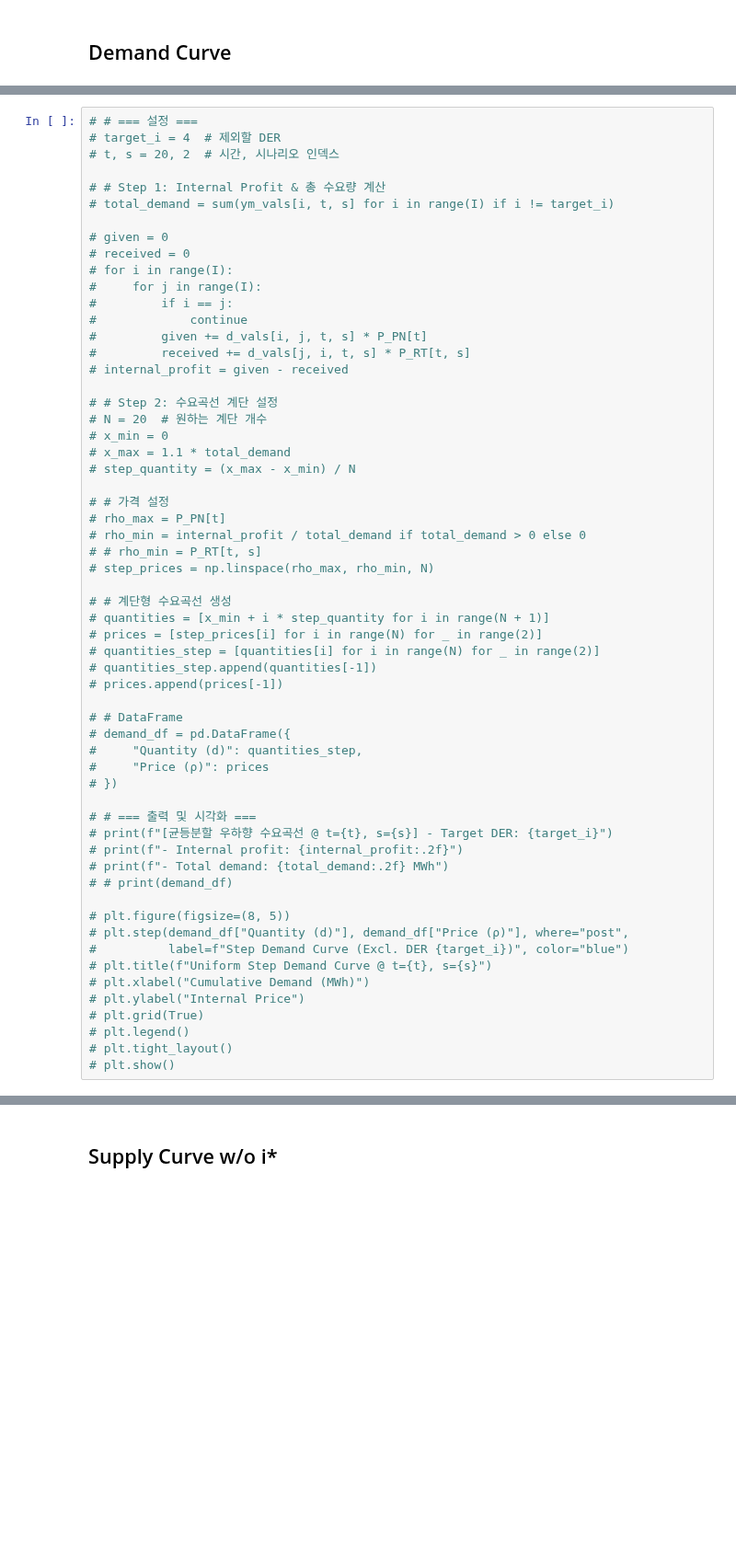
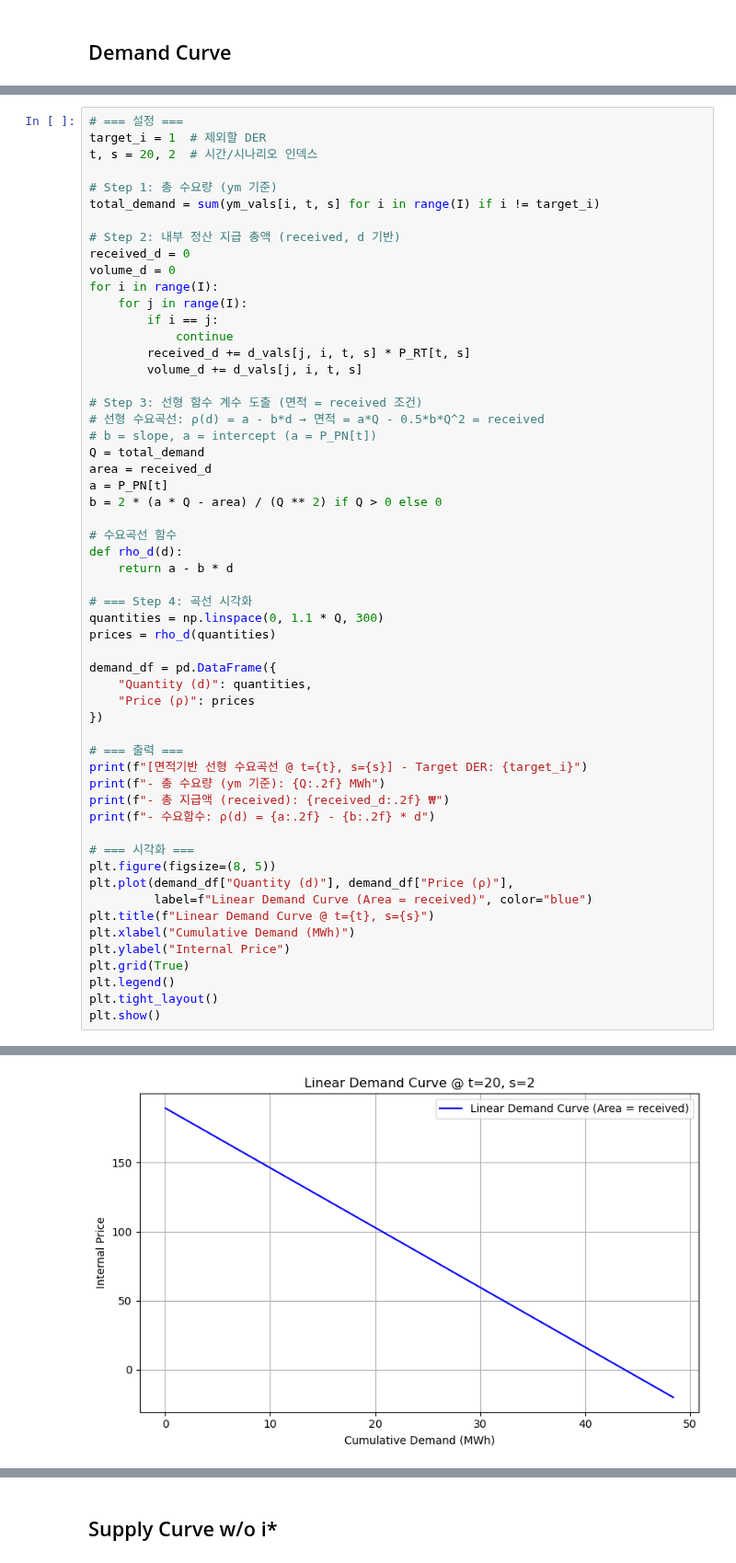
Before and after one commit to syeoyo/der, a Jupyter notebook: rdc.ipynb, the cells around one changed output, grey strips where cells are left out. Shown at 92% size. Drawn from its saved outputs; the diff is of its cells as text; blank space fills up the shorter version.

```diff
--- a/rdc.ipynb
+++ b/rdc.ipynb
@@ -241,59 +363,57 @@ Optimal solution found! Objective value: 1629269.7685009283
 # %%
-# # === 설정 ===
-# target_i = 4  # 제외할 DER
-# t, s = 20, 2  # 시간, 시나리오 인덱스
+# === 설정 ===
+target_i = 1  # 제외할 DER
+t, s = 20, 2  # 시간/시나리오 인덱스
 
-# # Step 1: Internal Profit & 총 수요량 계산
-# total_demand = sum(ym_vals[i, t, s] for i in range(I) if i != target_i)
+# Step 1: 총 수요량 (ym 기준)
+total_demand = sum(ym_vals[i, t, s] for i in range(I) if i != target_i)
 
-# given = 0
-# received = 0
-# for i in range(I):
-#     for j in range(I):
-#         if i == j:
-#             continue
-#         given += d_vals[i, j, t, s] * P_PN[t]
-#         received += d_vals[j, i, t, s] * P_RT[t, s]
-# internal_profit = given - received
+# Step 2: 내부 정산 지급 총액 (received, d 기반)
+received_d = 0
+volume_d = 0
+for i in range(I):
+    for j in range(I):
+        if i == j:
+            continue
+        received_d += d_vals[j, i, t, s] * P_RT[t, s]
+        volume_d += d_vals[j, i, t, s]
 
-# # Step 2: 수요곡선 계단 설정
-# N = 20  # 원하는 계단 개수
-# x_min = 0
-# x_max = 1.1 * total_demand
-# step_quantity = (x_max - x_min) / N
+# Step 3: 선형 함수 계수 도출 (면적 = received 조건)
+# 선형 수요곡선: ρ(d) = a - b*d → 면적 = a*Q - 0.5*b*Q^2 = received
+# b = slope, a = intercept (a = P_PN[t])
+Q = total_demand
+area = received_d
+a = P_PN[t]
+b = 2 * (a * Q - area) / (Q ** 2) if Q > 0 else 0
 
-# # 가격 설정
-# rho_max = P_PN[t]
-# rho_min = internal_profit / total_demand if total_demand > 0 else 0
-# # rho_min = P_RT[t, s]
-# step_prices = np.linspace(rho_max, rho_min, N)
+# 수요곡선 함수
+def rho_d(d):
+    return a - b * d
 
-# # 계단형 수요곡선 생성
-# quantities = [x_min + i * step_quantity for i in range(N + 1)]
-# prices = [step_prices[i] for i in range(N) for _ in range(2)]
-# quantities_step = [quantities[i] for i in range(N) for _ in range(2)]
-# quantities_step.append(quantities[-1])
-# prices.append(prices[-1])
+# === Step 4: 곡선 시각화
+quantities = np.linspace(0, 1.1 * Q, 300)
+prices = rho_d(quantities)
 
-# # DataFrame
-# demand_df = pd.DataFrame({
-#     "Quantity (d)": quantities_step,
-#     "Price (ρ)": prices
-# })
+demand_df = pd.DataFrame({
+    "Quantity (d)": quantities,
+    "Price (ρ)": prices
+})
 
-# # === 출력 및 시각화 ===
-# print(f"[균등분할 우하향 수요곡선 @ t={t}, s={s}] - Target DER: {target_i}")
-# print(f"- Internal profit: {internal_profit:.2f}")
-# print(f"- Total demand: {total_demand:.2f} MWh")
-# # print(demand_df)
+# === 출력 ===
+print(f"[면적기반 선형 수요곡선 @ t={t}, s={s}] - Target DER: {target_i}")
+print(f"- 총 수요량 (ym 기준): {Q:.2f} MWh")
+print(f"- 총 지급액 (received): {received_d:.2f} ₩")
+print(f"- 수요함수: ρ(d) = {a:.2f} - {b:.2f} * d")
 
-# plt.figure(figsize=(8, 5))
-# plt.step(demand_df["Quantity (d)"], demand_df["Price (ρ)"], where="post",
-#          label=f"Step Demand Curve (Excl. DER {target_i})", color="blue")
-# plt.title(f"Uniform Step Demand Curve @ t={t}, s={s}")
-# plt.xlabel("Cumulative Demand (MWh)")
-# plt.ylabel("Internal Price")
-# plt.grid(True)
-# plt.legend()
-# plt.tight_layout()
-# plt.show()
+# === 시각화 ===
+plt.figure(figsize=(8, 5))
+plt.plot(demand_df["Quantity (d)"], demand_df["Price (ρ)"],
+         label=f"Linear Demand Curve (Area = received)", color="blue")
+plt.title(f"Linear Demand Curve @ t={t}, s={s}")
+plt.xlabel("Cumulative Demand (MWh)")
+plt.ylabel("Internal Price")
+plt.grid(True)
+plt.legend()
+plt.tight_layout()
+plt.show()
+# %% [output]
@@ -299,0 +424 @@ Optimal solution found! Objective value: 1629269.7685009283
+[figure, added]
```
Also changed, not shown: parts of 14 cells of this notebook.
